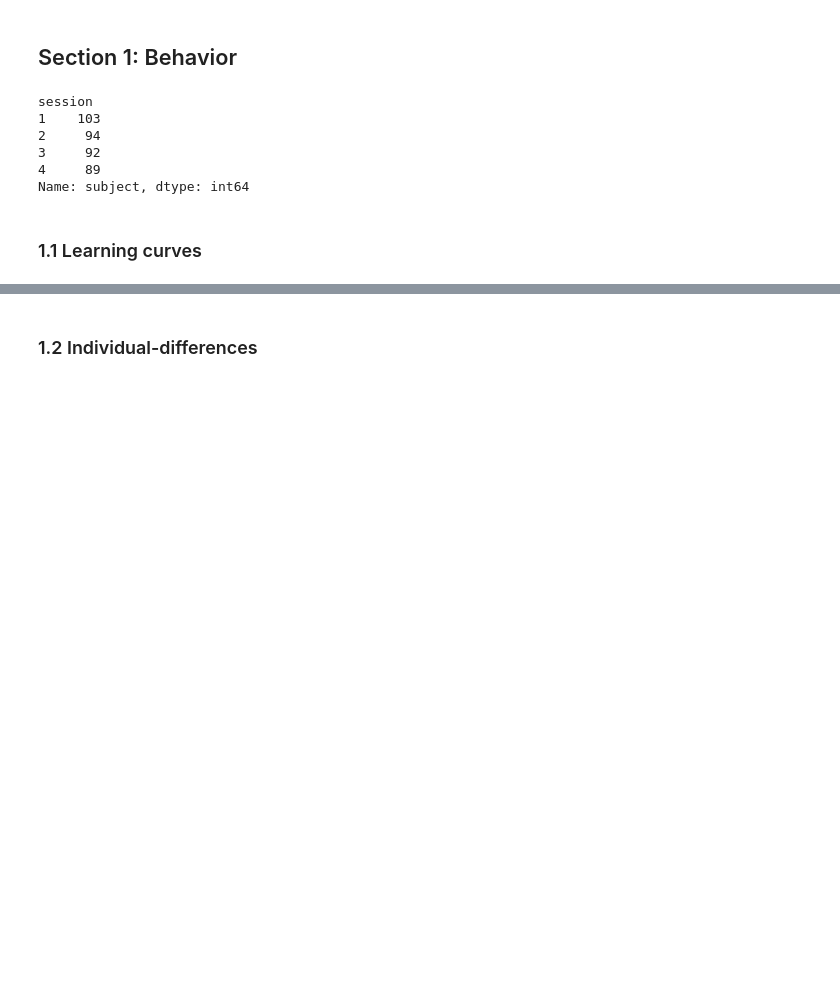
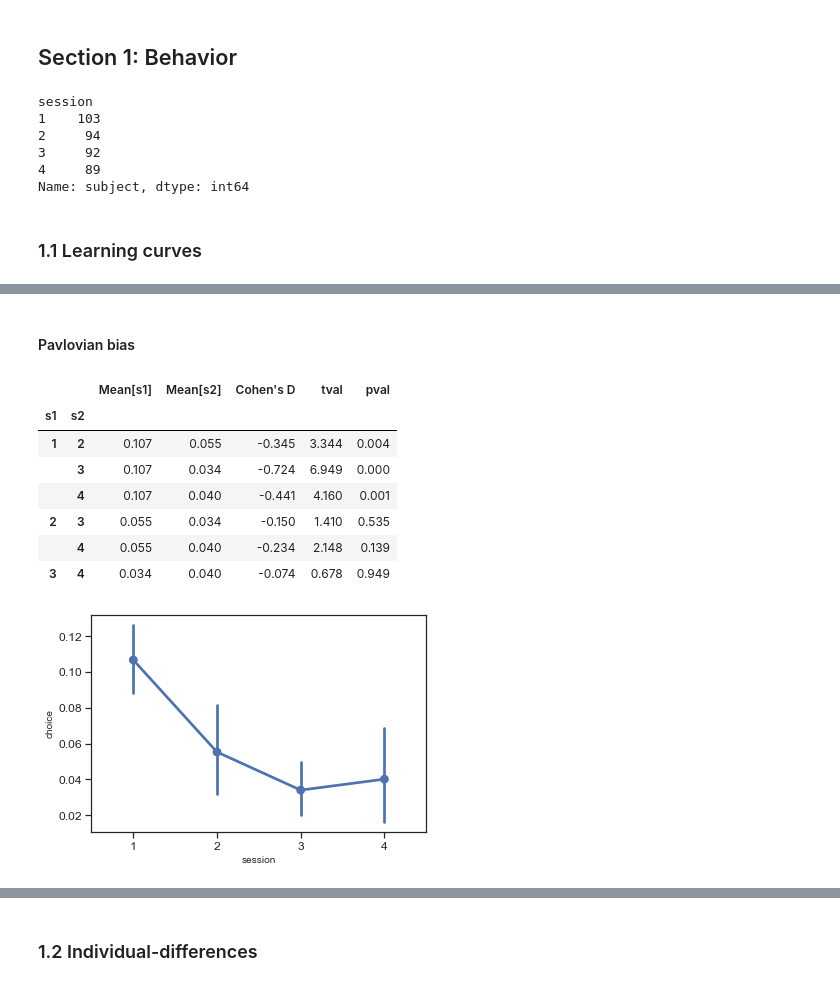
Before and after one commit to nivlab/RobotFactory, a Jupyter notebook: study01/02_Descriptive.ipynb, the cells around one changed output, grey strips where cells are left out. Drawn from its saved outputs; the diff is of its cells as text; code cells hidden in the pictures; blank space fills up the shorter version.

```diff
--- a/study01/02_Descriptive.ipynb
+++ b/study01/02_Descriptive.ipynb
@@ -51,0 +159,48 @@ g.set_ylabels('p(go)');
+# %% [markdown]
+#### Pavlovian bias
+# %%
+np.random.seed(47404)
+
+pivot = data.pivot_table('choice','subject',['valence','session'])
+pivot = pivot['win'] - pivot['lose']
+gb = pivot.melt(ignore_index=False, value_name='choice')
+
+## Compute summary statistics.
+summary = []
+for j, (a, b) in enumerate(pairs):
+    summary.append({'s1': a, 's2': b, 'Mean[s1]': pivot[a].mean(), 'Mean[s2]': pivot[b].mean(),
+        "Cohen's D": pivot[[a,b]].diff(axis=1)[b].mean() / pivot[[a,b]].diff(axis=1)[b].std()})
+summary = DataFrame(summary)
+
+## Compute t-tests.
+tval = np.zeros((n_iter+1, len(pairs)))
+for i in tqdm(range(len(tval))):
+
+    ## Shuffle membership.
+    if i: pivot = pivot.T.apply(np.random.permutation).T
+
+    ## Iterate over session pairs.
+    for j, (a, b) in enumerate(pairs):
+        tval[i,j], _ = ttest_rel(*pivot[[a,b]].dropna().values.T)
+
+## Compute p-values.
+tval, null = tval[0], tval[1:]
+null = null[np.arange(len(null)), np.argmax(np.abs(null), axis=1)]
+pval = (np.sum(np.abs(tval) < np.abs(null).reshape(-1,1), axis=0) + 1) / (n_iter + 1)
+summary['tval'] = tval; summary['pval'] = pval
+
+## Plot.
+ax = sns.pointplot(x='session', y='choice', data=gb)
+
+## Return information.
+summary.set_index(['s1','s2']).round(3)
+# %% [output]
+|  |  | Mean[s1] | Mean[s2] | Cohen's D | tval | pval |
+| s1 | s2 |  |  |  |  |  |
+| 1 | 2 | 0.107 | 0.055 | -0.345 | 3.344 | 0.004 |
+|  | 3 | 0.107 | 0.034 | -0.724 | 6.949 | 0.000 |
+|  | 4 | 0.107 | 0.040 | -0.441 | 4.160 | 0.001 |
+| 2 | 3 | 0.055 | 0.034 | -0.150 | 1.410 | 0.535 |
+|  | 4 | 0.055 | 0.040 | -0.234 | 2.148 | 0.139 |
+| 3 | 4 | 0.034 | 0.040 | -0.074 | 0.678 | 0.949 |
+[figure, added]
```
Also changed, not shown: parts of 34 cells of this notebook, 7 other files.
